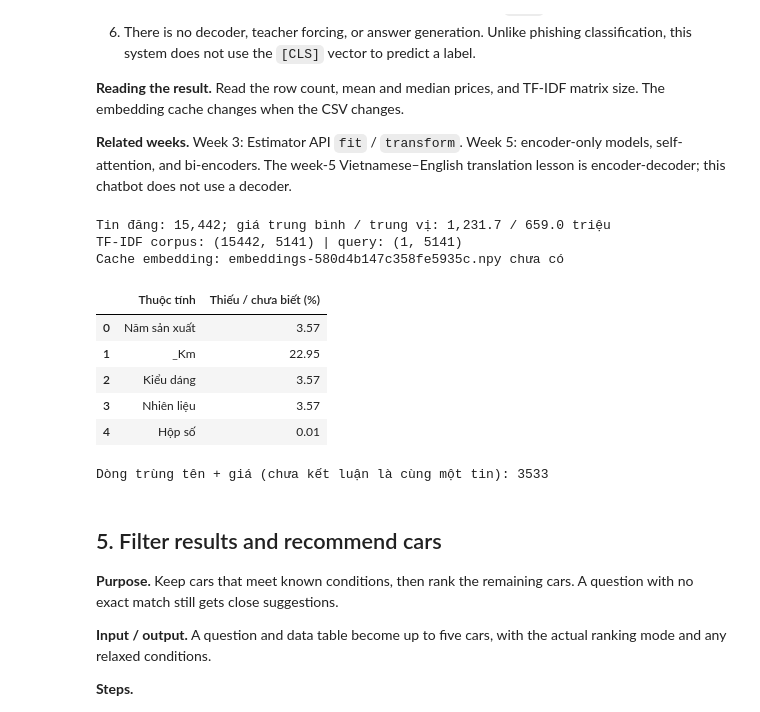
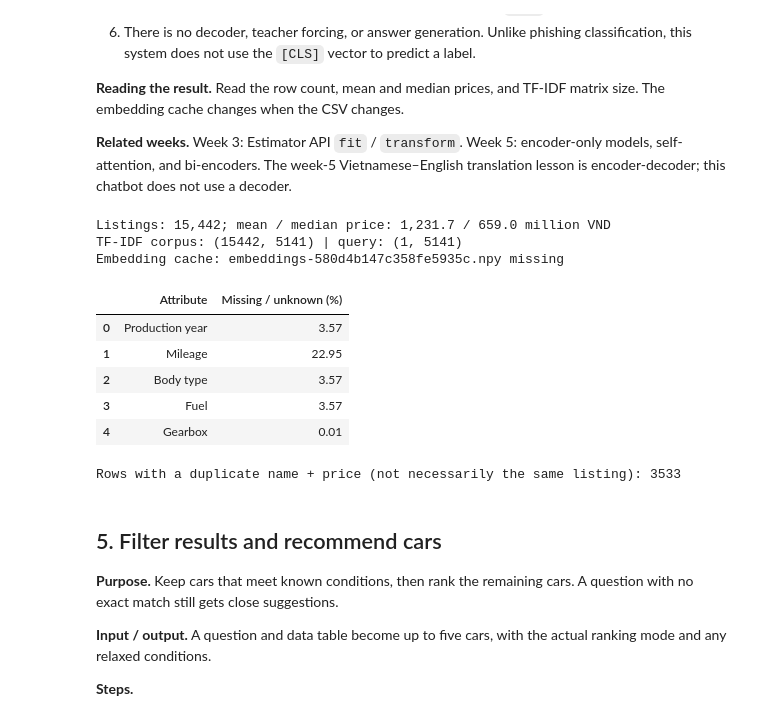
Before and after one commit to ptnghia3502/PPR501-car-analysis, a Jupyter notebook: ChỗNàyĐểNộpBài/Assignment3_Notebook.ipynb, the cells around one changed output. Drawn from its saved outputs; the diff is of its cells as text; code cells hidden in the pictures.

```diff
--- a/ChỗNàyĐểNộpBài/Assignment3_Notebook.ipynb
+++ b/ChỗNàyĐểNộpBài/Assignment3_Notebook.ipynb
@@ -1071,36 +1128,40 @@ def minmax_normalize(values: np.ndarray) -> np.ndarray:
 # %%
 dataset = load_dataset()
 cache_path = embedding_cache_path(MODEL_NAME)
 vectorizer, tfidf_matrix = build_tfidf_index()
-print(f"Tin đăng: {len(dataset):,}; giá trung bình / trung vị: "
-      f"{dataset['Price_Million'].mean():,.1f} / {dataset['Price_Million'].median():,.1f} triệu")
+print(f"Listings: {len(dataset):,}; mean / median price: "
+      f"{dataset['Price_Million'].mean():,.1f} / {dataset['Price_Million'].median():,.1f} million VND")
 print("TF-IDF corpus:", tfidf_matrix.shape, "| query:",
       vectorizer.transform([normalize_text("Toyota Innova 2020 7 chỗ")]).shape)
-print("Cache embedding:", cache_path.name, "đã có" if cache_path.is_file() else "chưa có")
+print("Embedding cache:", cache_path.name, "exists" if cache_path.is_file() else "missing")
 
 # Check data quality before interpreting the models.
 from IPython.display import display
 quality_fields = ["Năm sản xuất", "_Km", "Kiểu dáng", "Nhiên liệu", "Hộp số"]
+quality_labels = {
+    "Năm sản xuất": "Production year", "_Km": "Mileage",
+    "Kiểu dáng": "Body type", "Nhiên liệu": "Fuel", "Hộp số": "Gearbox",
+}
 display(pd.DataFrame({
-    "Thuộc tính": quality_fields,
-    "Thiếu / chưa biết (%)": [
+    "Attribute": [quality_labels.get(field, field) for field in quality_fields],
+    "Missing / unknown (%)": [
         round(100 * (1 - dataset[find_column(dataset, [field]) or field].map(lambda value: known_value(value, field)).mean()), 2)
         for field in quality_fields
     ],
 }))
-print("Dòng trùng tên + giá (chưa kết luận là cùng một tin):",
+print("Rows with a duplicate name + price (not necessarily the same listing):",
       int(dataset.duplicated(subset=["Name", "Price_Million"]).sum()))
 # %% [output]
-Tin đăng: 15,442; giá trung bình / trung vị: 1,231.7 / 659.0 triệu
+Listings: 15,442; mean / median price: 1,231.7 / 659.0 million VND
 TF-IDF corpus: (15442, 5141) | query: (1, 5141)
-Cache embedding: embeddings-580d4b147c358fe5935c.npy chưa có
+Embedding cache: embeddings-580d4b147c358fe5935c.npy missing
-|  | Thuộc tính | Thiếu / chưa biết (%) |
-| 0 | Năm sản xuất | 3.57 |
-| 1 | _Km | 22.95 |
-| 2 | Kiểu dáng | 3.57 |
-| 3 | Nhiên liệu | 3.57 |
-| 4 | Hộp số | 0.01 |
+|  | Attribute | Missing / unknown (%) |
+| 0 | Production year | 3.57 |
+| 1 | Mileage | 22.95 |
+| 2 | Body type | 3.57 |
+| 3 | Fuel | 3.57 |
+| 4 | Gearbox | 0.01 |
-Dòng trùng tên + giá (chưa kết luận là cùng một tin): 3533
+Rows with a duplicate name + price (not necessarily the same listing): 3533
 # %% [markdown]
 ## 5. Filter results and recommend cars
 
```
Also changed, not shown: parts of 20 cells of this notebook, 1 other file.
